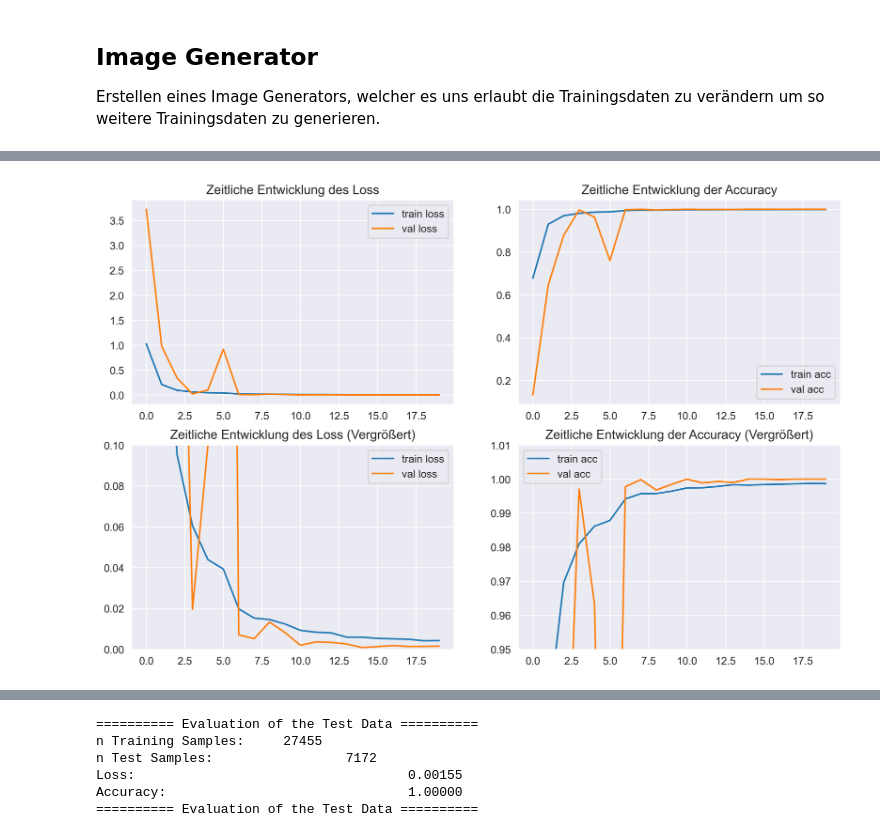
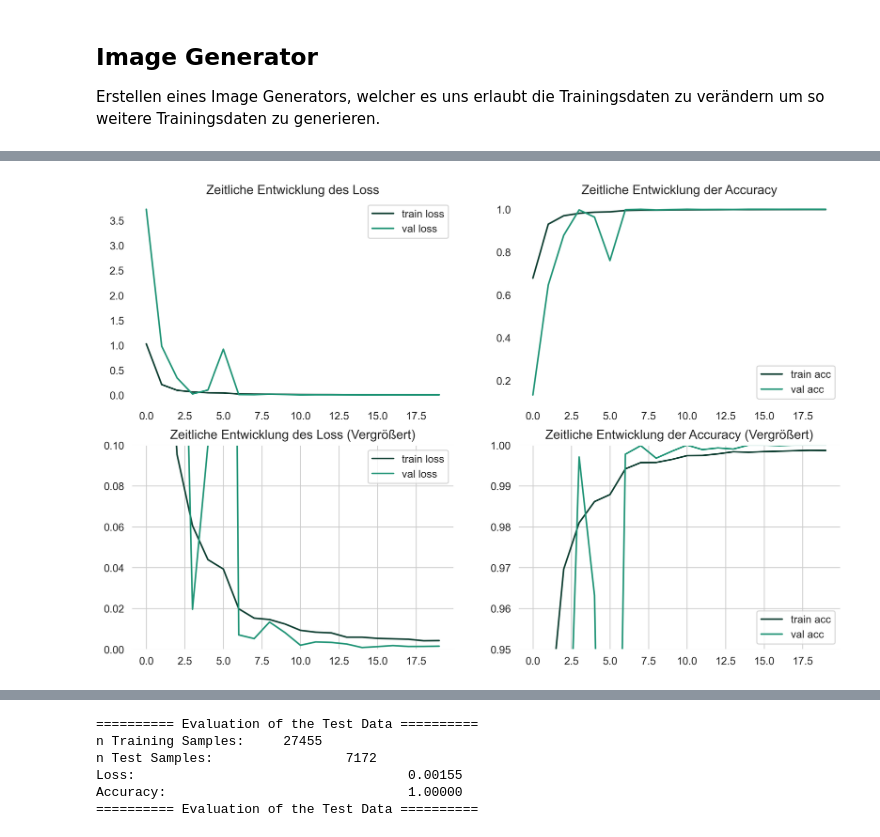
Before and after one commit to TjarkGerken/ml_intro_project, a Jupyter notebook: america_sign_language.ipynb, the cells around one changed output, grey strips where cells are left out. Cells and saved outputs as stored; diff of their text form; code cells hidden in the pictures.

```diff
--- a/america_sign_language.ipynb
+++ b/america_sign_language.ipynb
@@ -102,5 +95,6 @@ Verteilung des Datensatzes
 # %%
-plt.figure(figsize = (10,10))
+plt.figure(figsize = (7,7))
+plt.rcParams['axes.facecolor'] = 'white'
 cmap = sns.cubehelix_palette(start=2, rot=0, dark=0, light=.70, reverse=True)
 
 
@@ -255,36 +232,40 @@ else:
 # %%
 plt.figure(figsize=(12, 16))
+c1= "#0E3E31"
+c2 = "#209476"
+
 
 plt.subplot(4, 2, 1)
-plt.plot(history['loss'], label='train loss')
-plt.plot(history['val_loss'], label='val loss')
+plt.plot(history['loss'], label='train loss', color=c1)
+plt.plot(history['val_loss'], label='val loss', color=c2)
 plt.legend()
 plt.title("Zeitliche Entwicklung des Loss")
-
 plt.subplot(4, 2, 2)
 
-plt.plot(history['accuracy'], label='train acc')
-plt.plot(history['val_accuracy'], label='val acc')
+plt.plot(history['accuracy'], label='train acc', color=c1)
+plt.plot(history['val_accuracy'], label='val acc', color=c2)
 
 plt.legend()
 plt.title("Zeitliche Entwicklung der Accuracy")
 
 
 plt.subplot(4, 2, 3)
-plt.plot(history['loss'], label='train loss')
-plt.plot(history['val_loss'], label='val loss')
+plt.plot(history['loss'], label='train loss', color=c1)
+plt.plot(history['val_loss'], label='val loss', color=c2)
 plt.legend()
 plt.ylim([0, 0.1])
 plt.title("Zeitliche Entwicklung des Loss (Vergrößert)")
+plt.grid(True, color='#CCCCCC')  # Change gridline color
 
 plt.subplot(4, 2, 4)
 
-plt.plot(history['accuracy'], label='train acc')
-plt.plot(history['val_accuracy'], label='val acc')
-plt.ylim([0.95, 1.01])
+plt.plot(history['accuracy'], label='train acc', color=c1)
+plt.plot(history['val_accuracy'], label='val acc', color=c2)
+plt.ylim([0.95, 1.0])
 plt.legend()
 plt.title("Zeitliche Entwicklung der Accuracy (Vergrößert)")
+plt.grid(True, color='#CCCCCC')  # Change gridline color
 
 plt.savefig(plot_path + "learning_curves"  + output_format)
 # %% [output]
-[figure, old version]
+[figure, new version]
```
Also changed, not shown: parts of 22 cells of this notebook, 10 other files.
